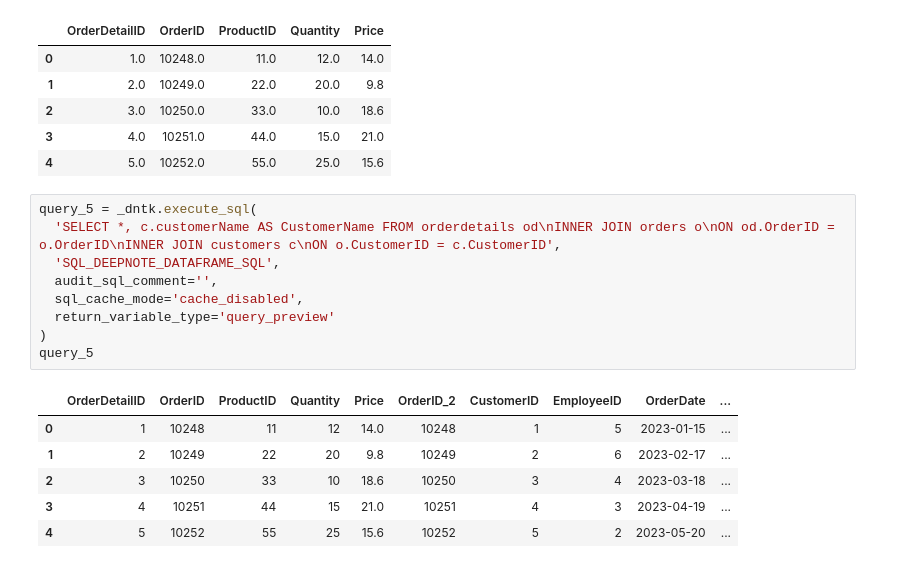
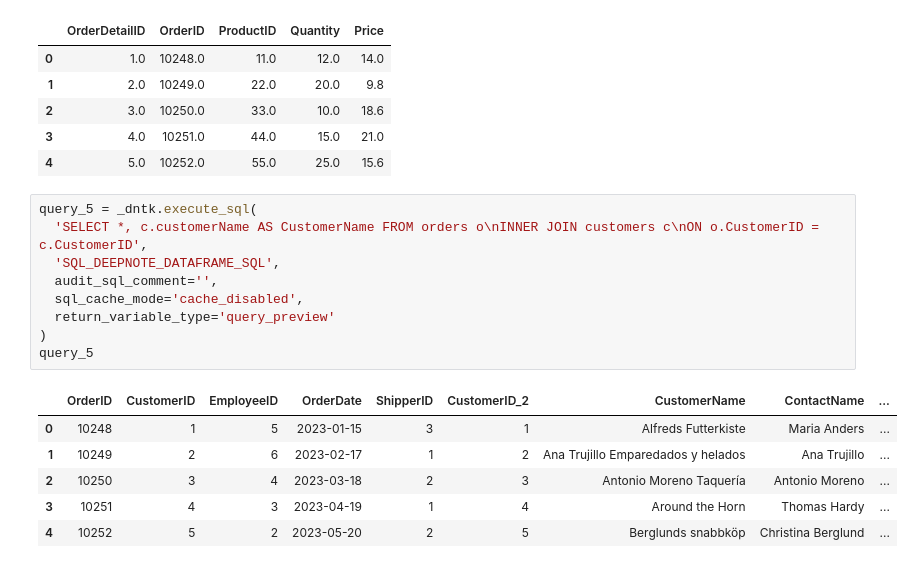
Before and after one commit to mmoshabe/Airtraffic-Control, a Jupyter notebook: deepnote/Airtraffic_Control/Customer behaviors.ipynb, the cells around one changed output. Drawn from its saved outputs; the diff is of its cells as text.

```diff
--- a/deepnote/Airtraffic_Control/Customer behaviors.ipynb
+++ b/deepnote/Airtraffic_Control/Customer behaviors.ipynb
@@ -93,17 +93,17 @@ query_4
 | 4 | 5.0 | 10252.0 | 55.0 | 25.0 | 15.6 |
 # %%
 query_5 = _dntk.execute_sql(
-  'SELECT *, c.customerName AS CustomerName FROM orderdetails od\nINNER JOIN orders o\nON od.OrderID = o.OrderID\nINNER JOIN customers c\nON o.CustomerID = c.CustomerID',
+  'SELECT *, c.customerName AS CustomerName FROM orders o\nINNER JOIN customers c\nON o.CustomerID = c.CustomerID',
   'SQL_DEEPNOTE_DATAFRAME_SQL',
   audit_sql_comment='',
   sql_cache_mode='cache_disabled',
   return_variable_type='query_preview'
 )
 query_5
 # %% [output]
-|  | OrderDetailID | OrderID | ProductID | Quantity | Price | OrderID_2 | CustomerID | EmployeeID | OrderDate | ... |
-| 0 | 1 | 10248 | 11 | 12 | 14.0 | 10248 | 1 | 5 | 2023-01-15 | ... |
-| 1 | 2 | 10249 | 22 | 20 | 9.8 | 10249 | 2 | 6 | 2023-02-17 | ... |
-| 2 | 3 | 10250 | 33 | 10 | 18.6 | 10250 | 3 | 4 | 2023-03-18 | ... |
-| 3 | 4 | 10251 | 44 | 15 | 21.0 | 10251 | 4 | 3 | 2023-04-19 | ... |
-| 4 | 5 | 10252 | 55 | 25 | 15.6 | 10252 | 5 | 2 | 2023-05-20 | ... |
+|  | OrderID | CustomerID | EmployeeID | OrderDate | ShipperID | CustomerID_2 | CustomerName | ContactName | ... |
+| 0 | 10248 | 1 | 5 | 2023-01-15 | 3 | 1 | Alfreds Futterkiste | Maria Anders | ... |
+| 1 | 10249 | 2 | 6 | 2023-02-17 | 1 | 2 | Ana Trujillo Emparedados y helados | Ana Trujillo | ... |
+| 2 | 10250 | 3 | 4 | 2023-03-18 | 2 | 3 | Antonio Moreno Taquería | Antonio Moreno | ... |
+| 3 | 10251 | 4 | 3 | 2023-04-19 | 1 | 4 | Around the Horn | Thomas Hardy | ... |
+| 4 | 10252 | 5 | 2 | 2023-05-20 | 2 | 5 | Berglunds snabbköp | Christina Berglund | ... |
```
Also changed, not shown: parts of 1 cell of this notebook, 1 other file.
